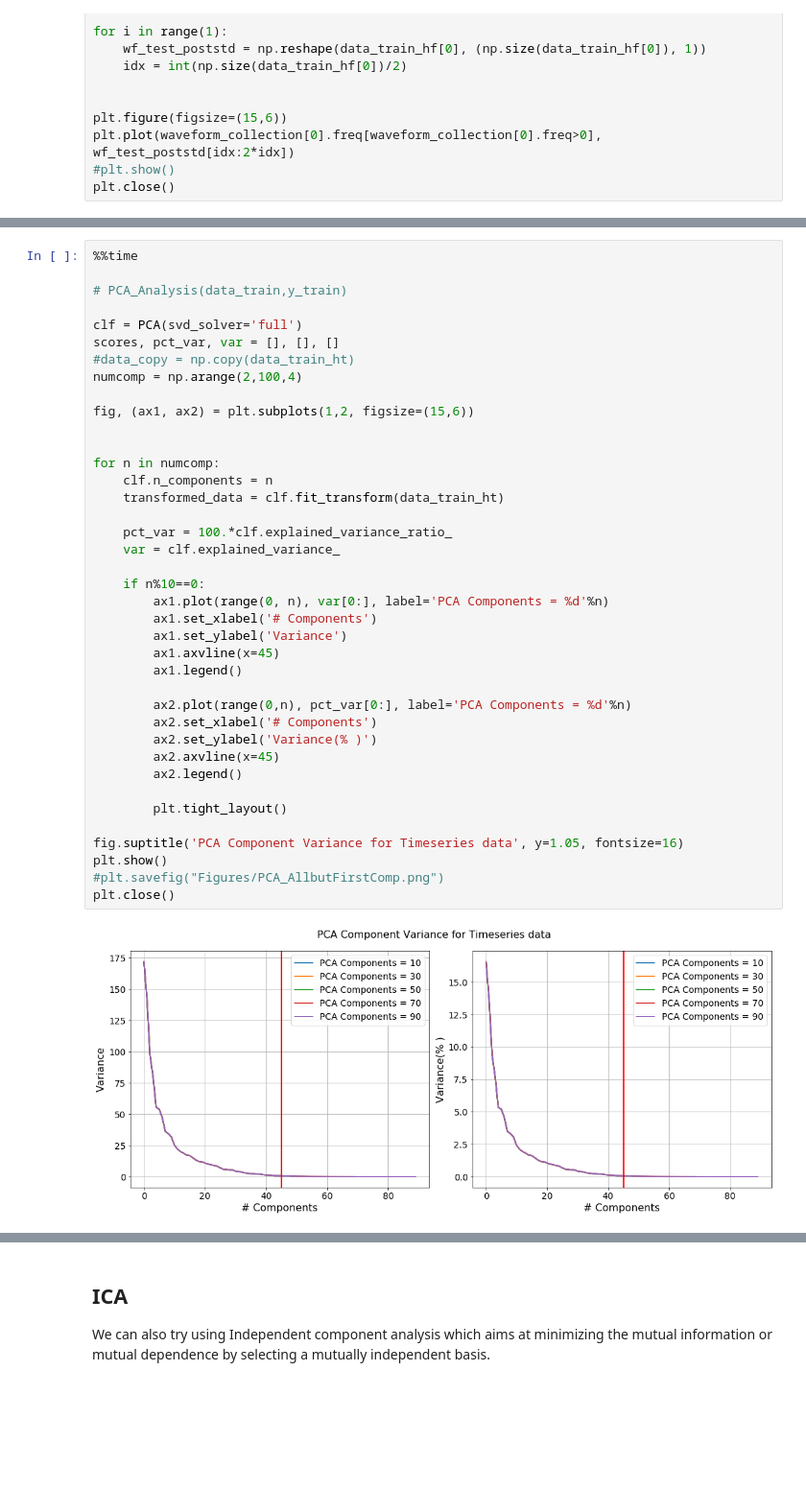
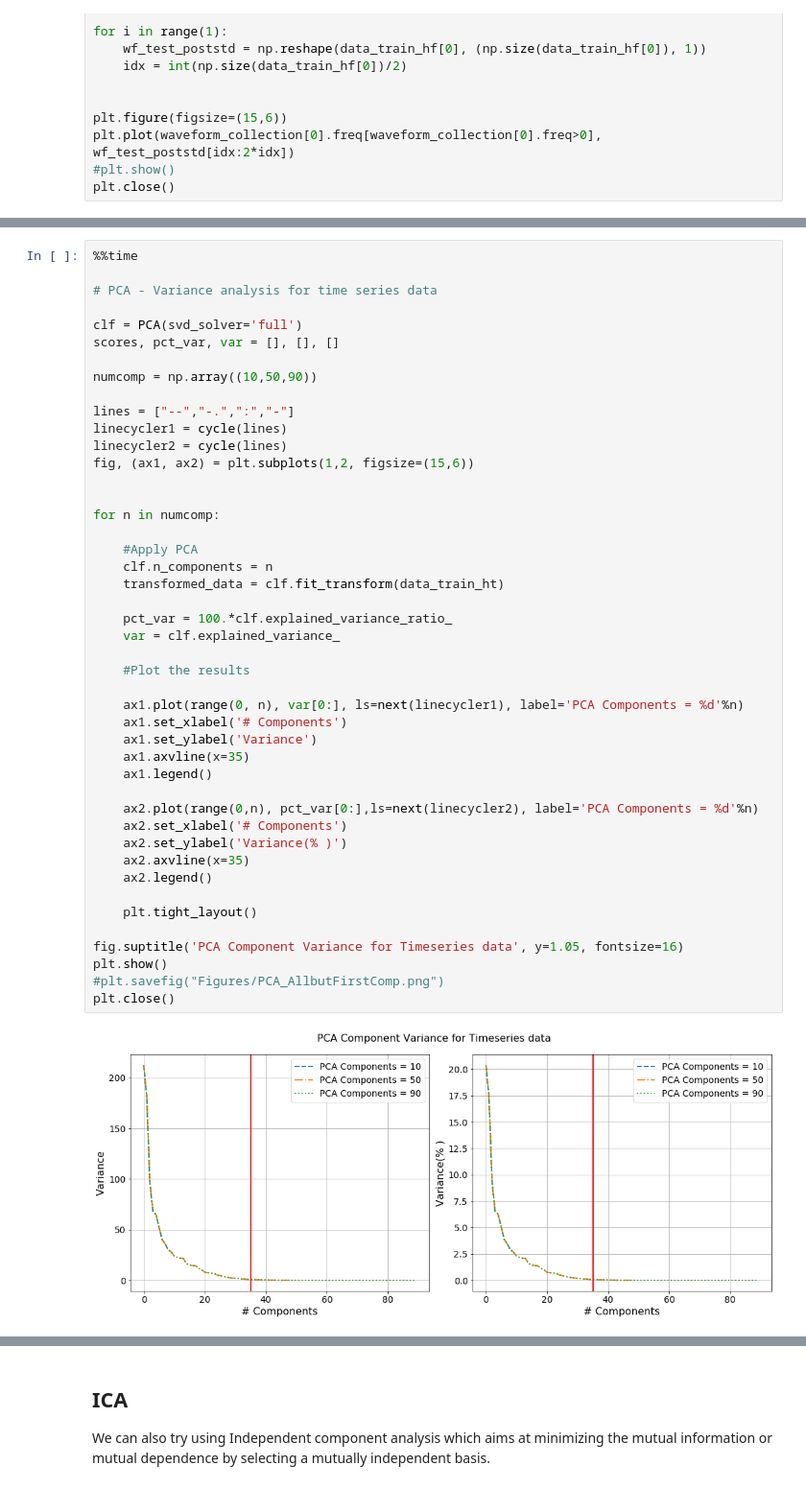
Before and after one commit to bkhamesra/GW-MLClassification, a Jupyter notebook: Scripts/Bhavesh/Notebook1-FeatureSelection.ipynb, the cells around one changed output, grey strips where cells are left out. Shown at 96% size. Drawn from its saved outputs; the diff is of its cells as text; blank space fills up the shorter version.

```diff
--- a/Scripts/Bhavesh/Notebook1-FeatureSelection.ipynb
+++ b/Scripts/Bhavesh/Notebook1-FeatureSelection.ipynb
@@ -498,41 +534,47 @@ Wall time: 78.9 ms
 # %%
 %%time
 
-# PCA_Analysis(data_train,y_train)
+# PCA - Variance analysis for time series data
 
 clf = PCA(svd_solver='full')
 scores, pct_var, var = [], [], []
-#data_copy = np.copy(data_train_ht)
-numcomp = np.arange(2,100,4)
 
+numcomp = np.array((10,50,90))
+
+lines = ["--","-.",":","-"]
+linecycler1 = cycle(lines)
+linecycler2 = cycle(lines)
 fig, (ax1, ax2) = plt.subplots(1,2, figsize=(15,6))
 
 
 for n in numcomp:
+
+    #Apply PCA
     clf.n_components = n
     transformed_data = clf.fit_transform(data_train_ht)
 
     pct_var = 100.*clf.explained_variance_ratio_
     var = clf.explained_variance_
 
-    if n%10==0:
-        ax1.plot(range(0, n), var[0:], label='PCA Components = %d'%n)
-        ax1.set_xlabel('# Components')
-        ax1.set_ylabel('Variance')
-        ax1.axvline(x=45)
-        ax1.legend()
+    #Plot the results
 
-        ax2.plot(range(0,n), pct_var[0:], label='PCA Components = %d'%n)
-        ax2.set_xlabel('# Components')
-        ax2.set_ylabel('Variance(% )')
-        ax2.axvline(x=45)
-        ax2.legend()
+    ax1.plot(range(0, n), var[0:], ls=next(linecycler1), label='PCA Components = %d'%n)
+    ax1.set_xlabel('# Components')
+    ax1.set_ylabel('Variance')
+    ax1.axvline(x=35)
+    ax1.legend()
 
-        plt.tight_layout()
+    ax2.plot(range(0,n), pct_var[0:],ls=next(linecycler2), label='PCA Components = %d'%n)
+    ax2.set_xlabel('# Components')
+    ax2.set_ylabel('Variance(% )')
+    ax2.axvline(x=35)
+    ax2.legend()
+
+    plt.tight_layout()
 
 fig.suptitle('PCA Component Variance for Timeseries data', y=1.05, fontsize=16)
 plt.show()
 #plt.savefig("Figures/PCA_AllbutFirstComp.png")
 plt.close()
 # %% [output]
-[figure, old version]
+[figure, new version]
```
Also changed, not shown: parts of 16 cells of this notebook, 2 other files.
